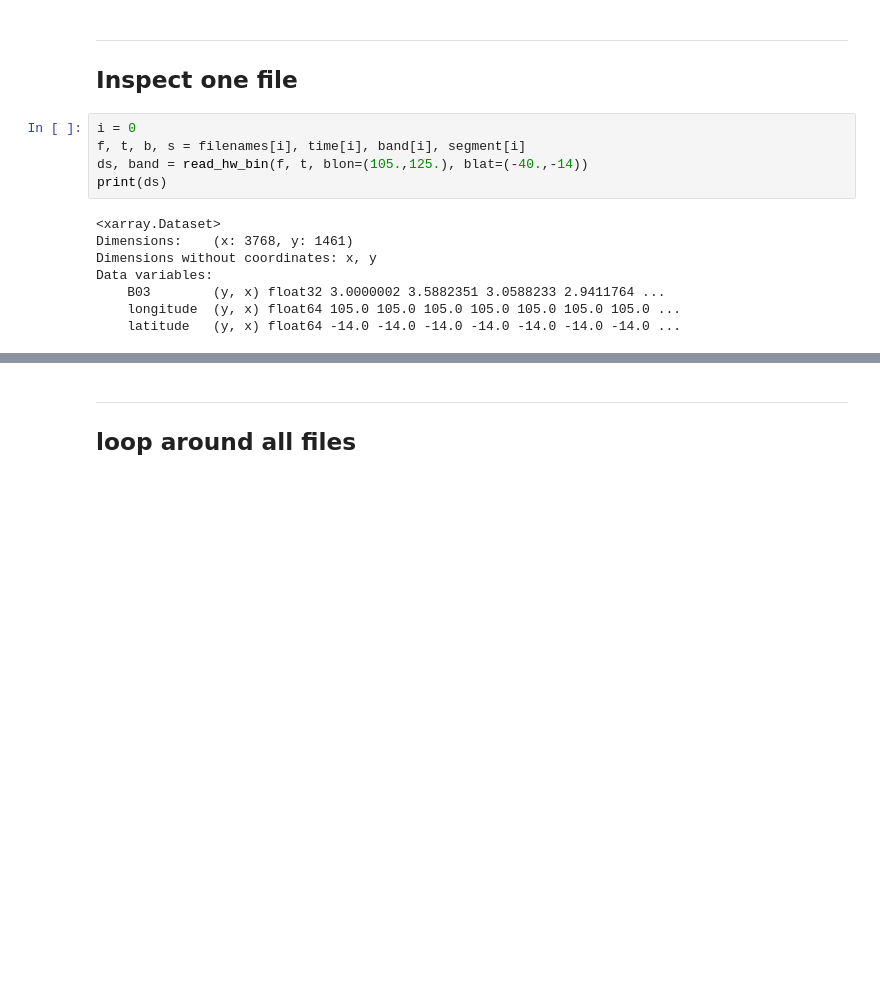
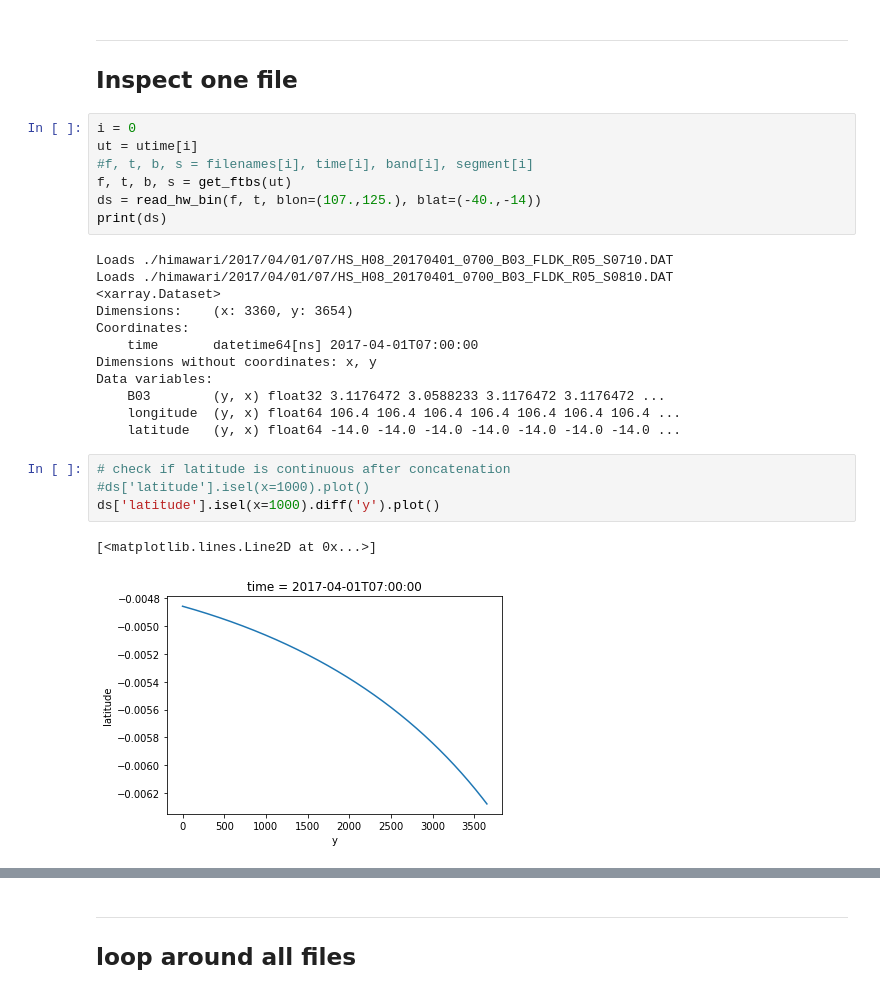
Before and after one commit to apatlpo/iwave_sst, a Jupyter notebook: hw/hw_band3.ipynb, the cells around one changed output, grey strips where cells are left out. Drawn from its saved outputs; the diff is of its cells as text; blank space fills up the shorter version.

```diff
--- a/hw/hw_band3.ipynb
+++ b/hw/hw_band3.ipynb
@@ -63,17 +72,30 @@ Number of files processed: 40
 ## Inspect one file
 # %%
 i = 0
-f, t, b, s = filenames[i], time[i], band[i], segment[i]
-ds, band = read_hw_bin(f, t, blon=(105.,125.), blat=(-40.,-14))
+ut = utime[i]
+#f, t, b, s = filenames[i], time[i], band[i], segment[i]
+f, t, b, s = get_ftbs(ut)
+ds = read_hw_bin(f, t, blon=(107.,125.), blat=(-40.,-14))
 print(ds)
 # %% [output]
+Loads ./himawari/2017/04/01/07/HS_H08_20170401_0700_B03_FLDK_R05_S0710.DAT
+Loads ./himawari/2017/04/01/07/HS_H08_20170401_0700_B03_FLDK_R05_S0810.DAT
 <xarray.Dataset>
-Dimensions:    (x: 3768, y: 1461)
+Dimensions:    (x: 3360, y: 3654)
+Coordinates:
+    time       datetime64[ns] 2017-04-01T07:00:00
 Dimensions without coordinates: x, y
 Data variables:
-    B03        (y, x) float32 3.0000002 3.5882351 3.0588233 2.9411764 ...
-    longitude  (y, x) float64 105.0 105.0 105.0 105.0 105.0 105.0 105.0 ...
+    B03        (y, x) float32 3.1176472 3.0588233 3.1176472 3.1176472 ...
+    longitude  (y, x) float64 106.4 106.4 106.4 106.4 106.4 106.4 106.4 ...
     latitude   (y, x) float64 -14.0 -14.0 -14.0 -14.0 -14.0 -14.0 -14.0 ...
+# %%
+# check if latitude is continuous after concatenation
+#ds['latitude'].isel(x=1000).plot()
+ds['latitude'].isel(x=1000).diff('y').plot()
+# %% [output]
+[<matplotlib.lines.Line2D at 0x...>]
+[figure, added]
 # %%
 # computes relevant angles
 angles, sun, hw = get_reflection_angles(ds['longitude'], ds['latitude'], t)
```
Also changed, not shown: parts of 5 cells of this notebook, 1 other file.
